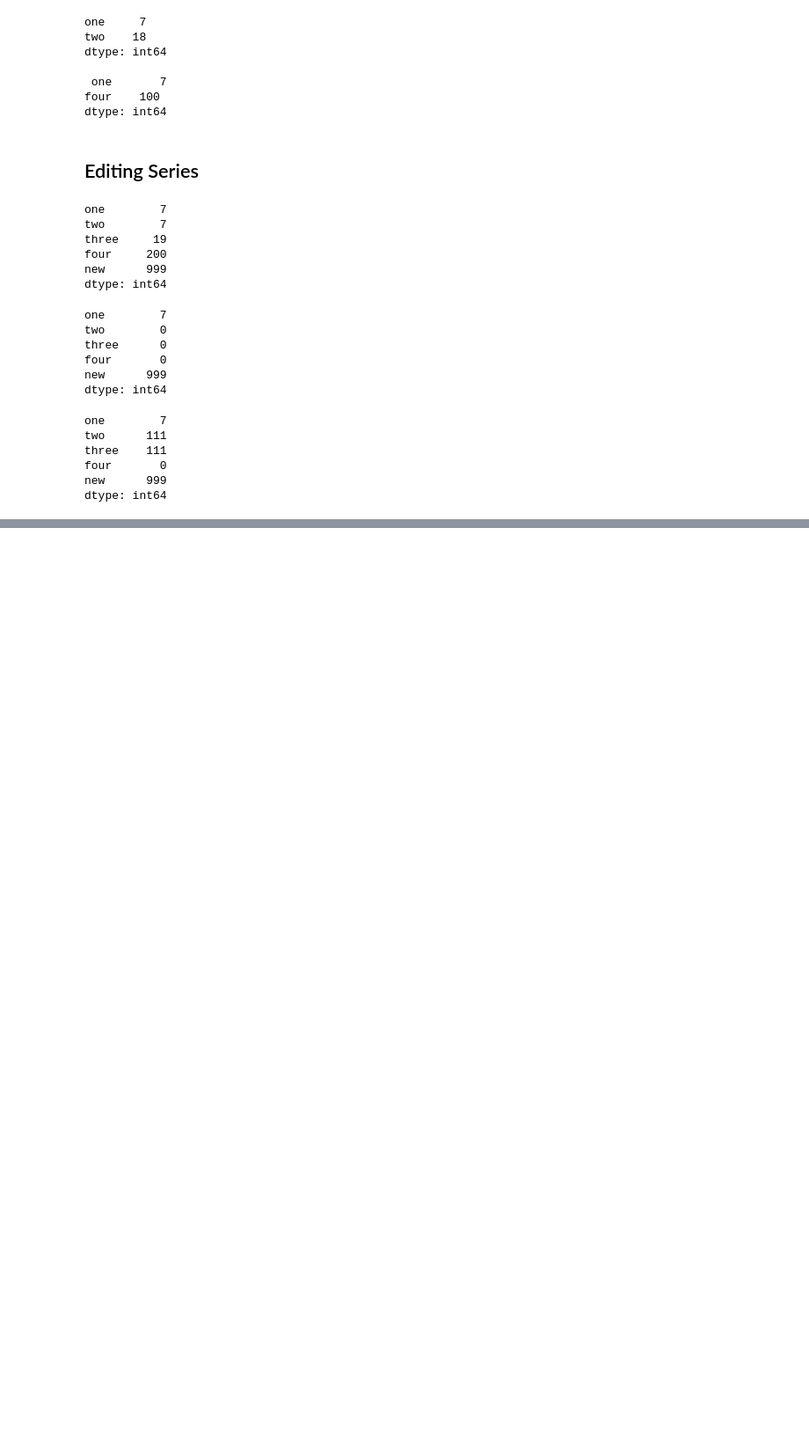
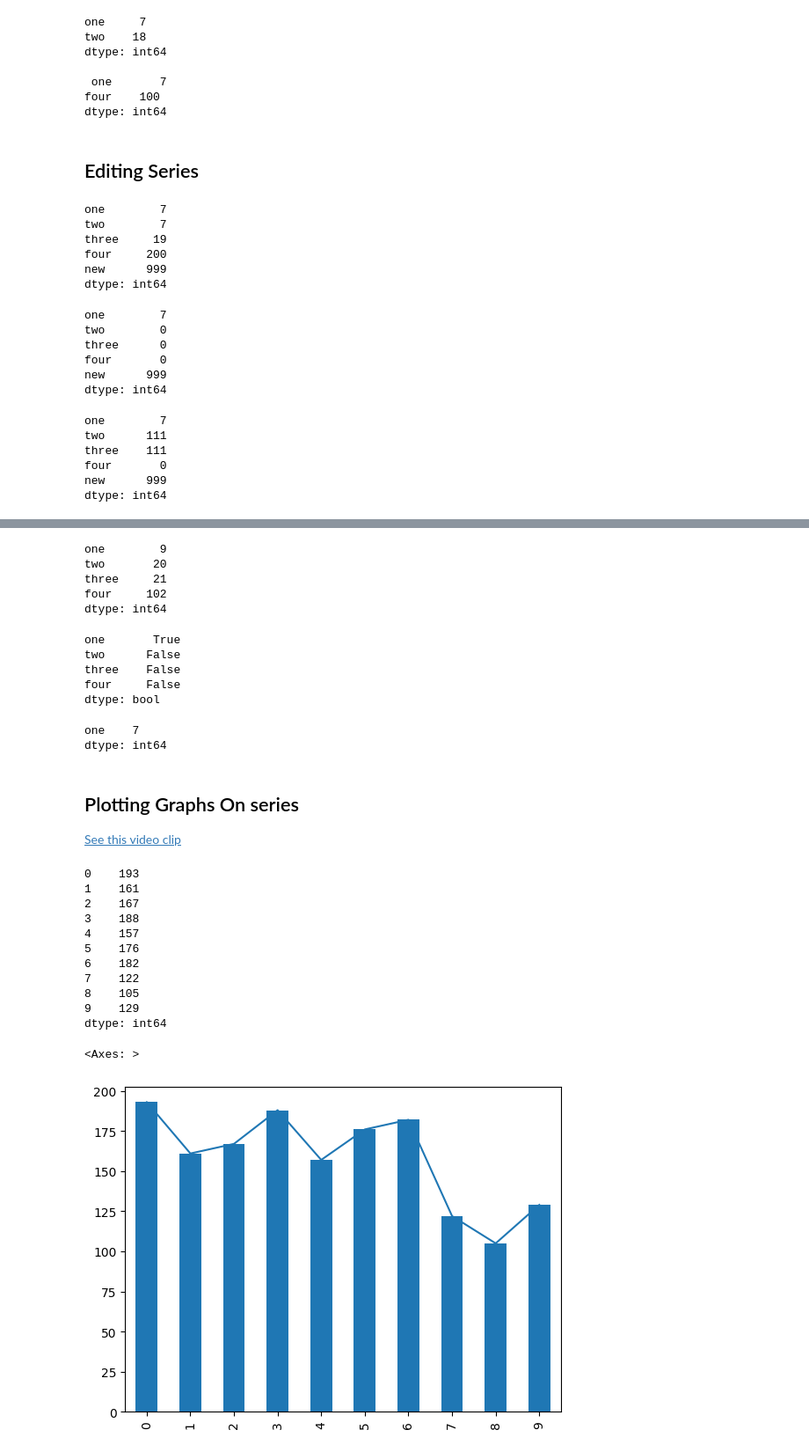
Before and after one commit to XionVolt/Ai-Ml, a Jupyter notebook: Programming/Pandas/01PandasBasicsAndSeriesdtype.ipynb, the cells around one changed output, grey strips where cells are left out. Shown: that part at 88% size. Saved outputs shown, nothing was run; the diff lists cells and outputs as text; code cells hidden in the pictures; blank space fills up the shorter version.

```diff
--- a/Programming/Pandas/01PandasBasicsAndSeriesdtype.ipynb
+++ b/Programming/Pandas/01PandasBasicsAndSeriesdtype.ipynb
@@ -474,0 +562,46 @@ dtype: int64
+# %%
+# Arithmetic operators (with values) - https://www.youtube.com/live/zCDVUyq8lkw?si=kXWRmBWOSv4-pGY2&t=6287
+seriesM + 2
+# %% [output]
+one        9
+two       20
+three     21
+four     102
+dtype: int64
+# %%
+# Relational operators (with values) (we get boolean values)
+seriesM == 7
+# %% [output]
+one       True
+two      False
+three    False
+four     False
+dtype: bool
+# %%
+seriesM[seriesM ==7 ] # boolean indexing, all we just doung is putting boolean series on our original series to index based on boolean
+# %% [output]
+one    7
+dtype: int64
+# %% [markdown]
+## Plotting Graphs On series
+[See this video clip](https://www.youtube.com/live/zCDVUyq8lkw?si=B-VZylv_fsxt3yQX&t=6937)
+# %%
+rng = np.random.default_rng(7)
+randomSeriesData = pd.Series(rng.integers(100,199,10))
+print(randomSeriesData)
+randomSeriesData.plot()
+randomSeriesData.plot(kind='bar') # it combine bar and line graph if you both plot together
+# %% [output]
+0    193
+1    161
+2    167
+3    188
+4    157
+5    176
+6    182
+7    122
+8    105
+9    129
+dtype: int64
+<Axes: >
+[figure, added]
```
Also changed, not shown: parts of 32 cells of this notebook, 3 other files.
